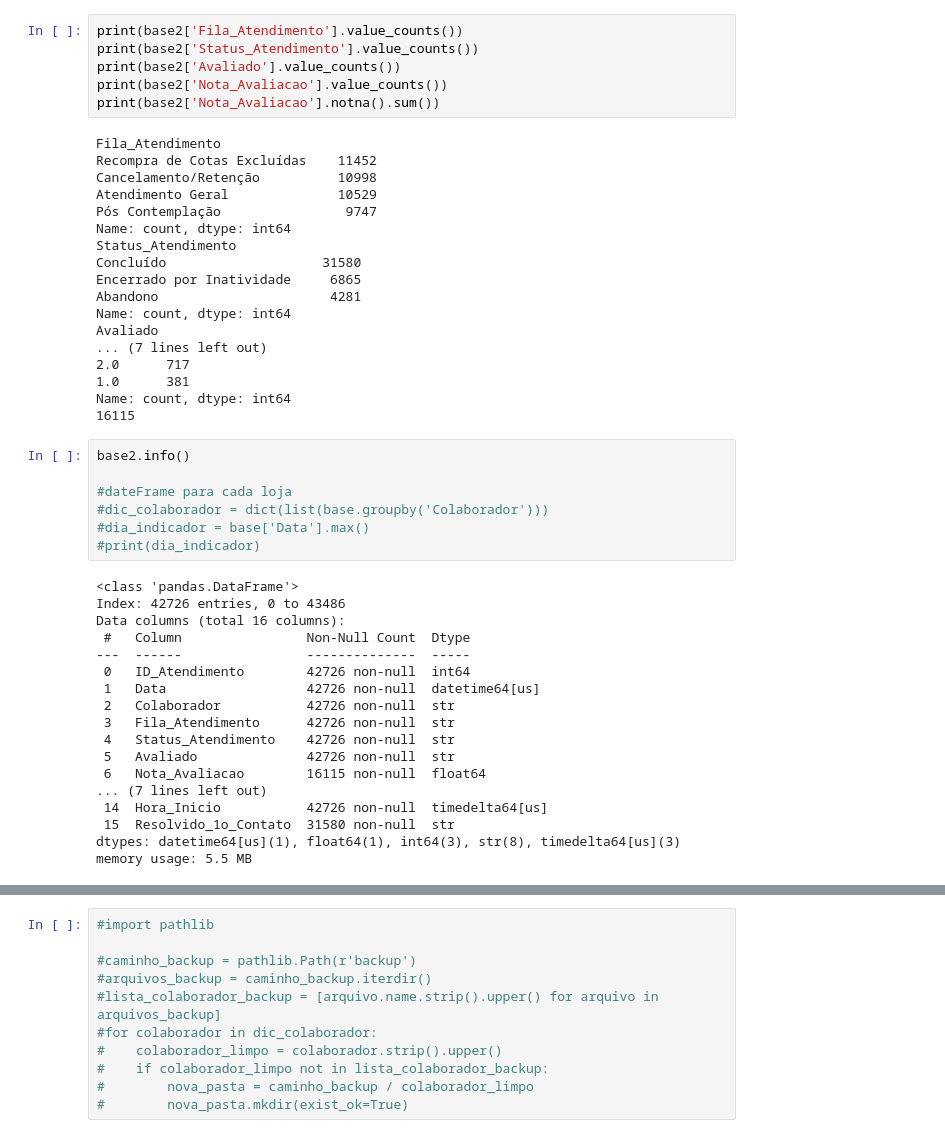
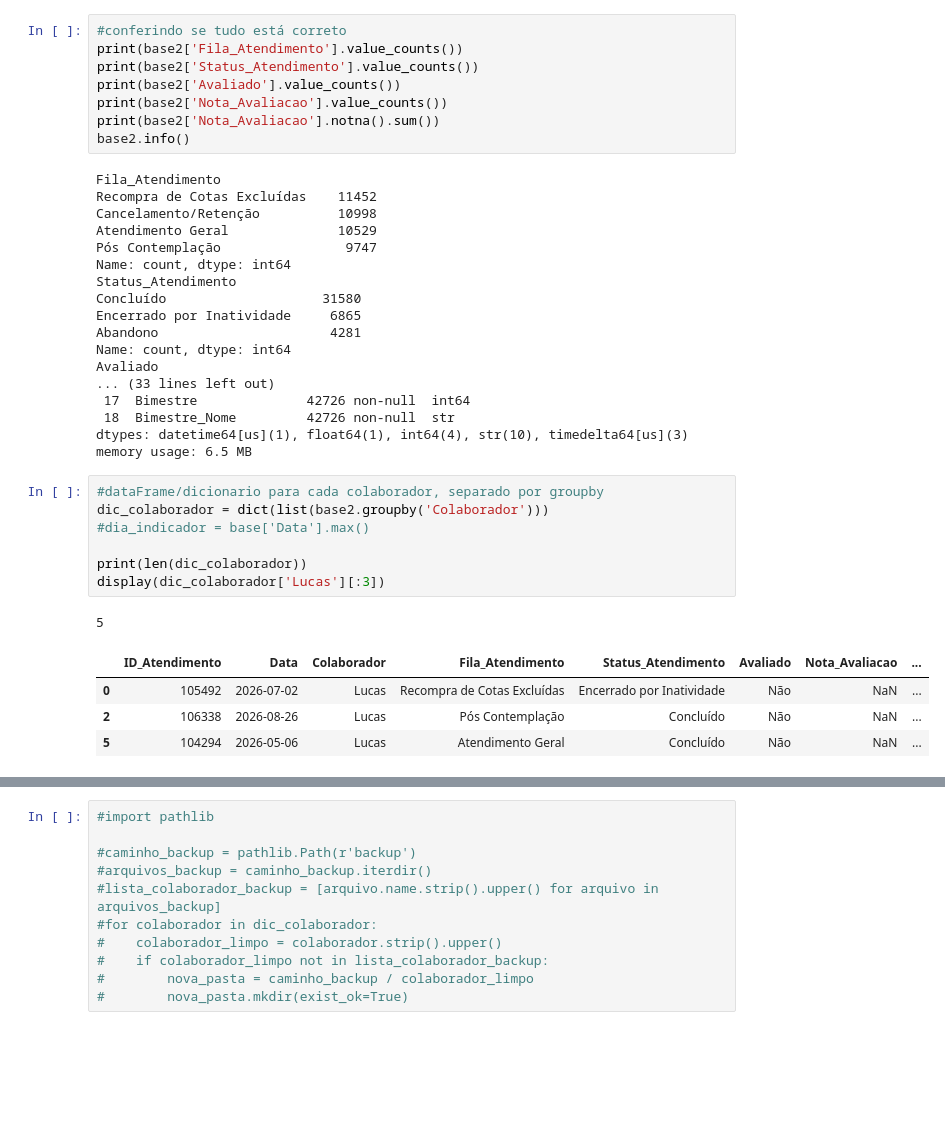
Before and after one commit to lrcosta011-dev/projeto_acompanhamento_equipe, a Jupyter notebook: projeto_equipe_atendimentos.ipynb, the cells around one changed output, grey strips where cells are left out. Saved outputs shown, nothing was run; the diff lists cells and outputs as text; blank space fills up the shorter version.

```diff
--- a/projeto_equipe_atendimentos.ipynb
+++ b/projeto_equipe_atendimentos.ipynb
@@ -190,9 +174,11 @@ display(base2)
 # %%
+#conferindo se tudo está correto
 print(base2['Fila_Atendimento'].value_counts())
 print(base2['Status_Atendimento'].value_counts())
 print(base2['Avaliado'].value_counts())
 print(base2['Nota_Avaliacao'].value_counts())
 print(base2['Nota_Avaliacao'].notna().sum())
+base2.info()
 # %% [output]
 Fila_Atendimento
 Recompra de Cotas Excluídas    11452
@@ -206,33 +192,21 @@ Encerrado por Inatividade     6865
 Abandono                      4281
 Name: count, dtype: int64
 Avaliado
-... (7 lines left out)
-2.0      717
-1.0      381
-Name: count, dtype: int64
-16115
+... (33 lines left out)
+ 17  Bimestre              42726 non-null  int64
+ 18  Bimestre_Nome         42726 non-null  str
+dtypes: datetime64[us](1), float64(1), int64(4), str(10), timedelta64[us](3)
+memory usage: 6.5 MB
 # %%
-base2.info()
+#dataFrame/dicionario para cada colaborador, separado por groupby
+dic_colaborador = dict(list(base2.groupby('Colaborador')))
+#dia_indicador = base['Data'].max()
 
-#dateFrame para cada loja
-#dic_colaborador = dict(list(base.groupby('Colaborador')))
-#dia_indicador = base['Data'].max()
-#print(dia_indicador)
+print(len(dic_colaborador))
+display(dic_colaborador['Lucas'][:3])
 # %% [output]
-<class 'pandas.DataFrame'>
-Index: 42726 entries, 0 to 43486
-Data columns (total 16 columns):
- #   Column                Non-Null Count  Dtype
----  ------                --------------  -----
- 0   ID_Atendimento        42726 non-null  int64
- 1   Data                  42726 non-null  datetime64[us]
- 2   Colaborador           42726 non-null  str
- 3   Fila_Atendimento      42726 non-null  str
- 4   Status_Atendimento    42726 non-null  str
- 5   Avaliado              42726 non-null  str
- 6   Nota_Avaliacao        16115 non-null  float64
-... (7 lines left out)
- 14  Hora_Inicio           42726 non-null  timedelta64[us]
- 15  Resolvido_1o_Contato  31580 non-null  str
-dtypes: datetime64[us](1), float64(1), int64(3), str(8), timedelta64[us](3)
-memory usage: 5.5 MB
+5
+|  | ID_Atendimento | Data | Colaborador | Fila_Atendimento | Status_Atendimento | Avaliado | Nota_Avaliacao | ... |
+| 0 | 105492 | 2026-07-02 | Lucas | Recompra de Cotas Excluídas | Encerrado por Inatividade | Não | NaN | ... |
+| 2 | 106338 | 2026-08-26 | Lucas | Pós Contemplação | Concluído | Não | NaN | ... |
+| 5 | 104294 | 2026-05-06 | Lucas | Atendimento Geral | Concluído | Não | NaN | ... |
```
Also changed, not shown: parts of 10 cells of this notebook, 6 other files.
